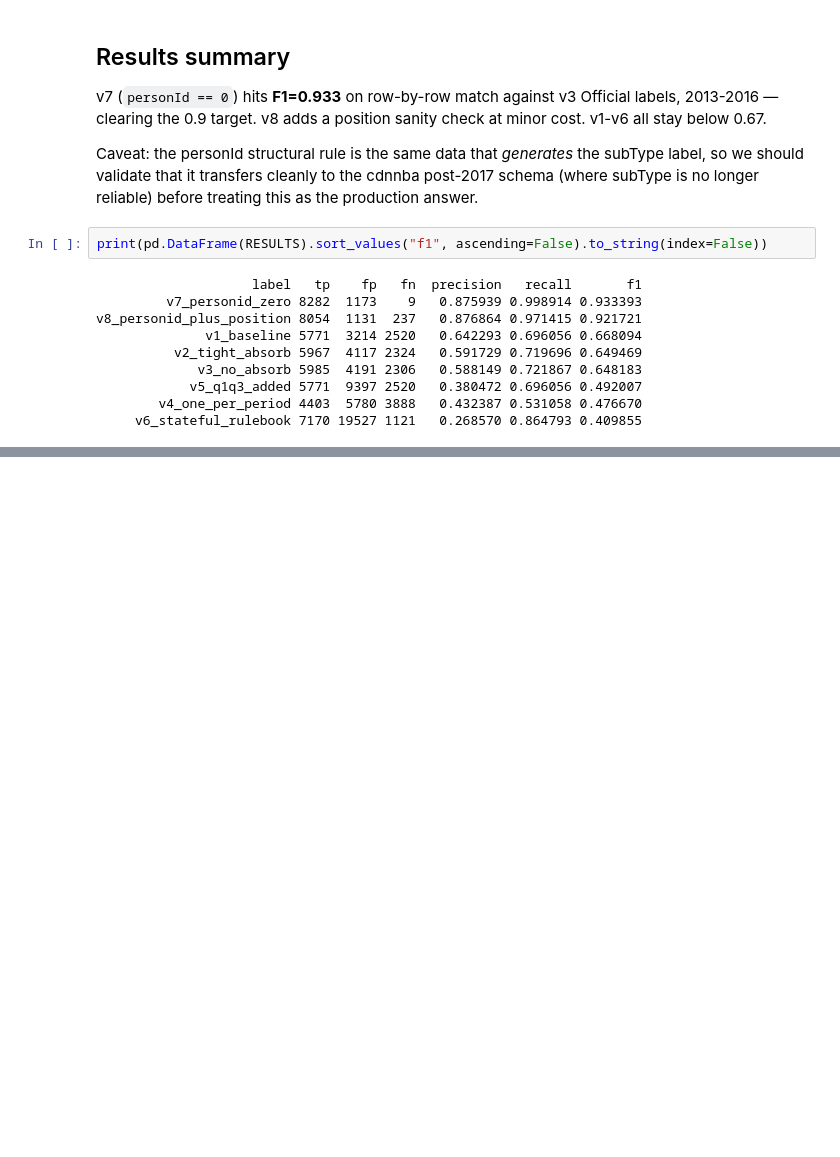
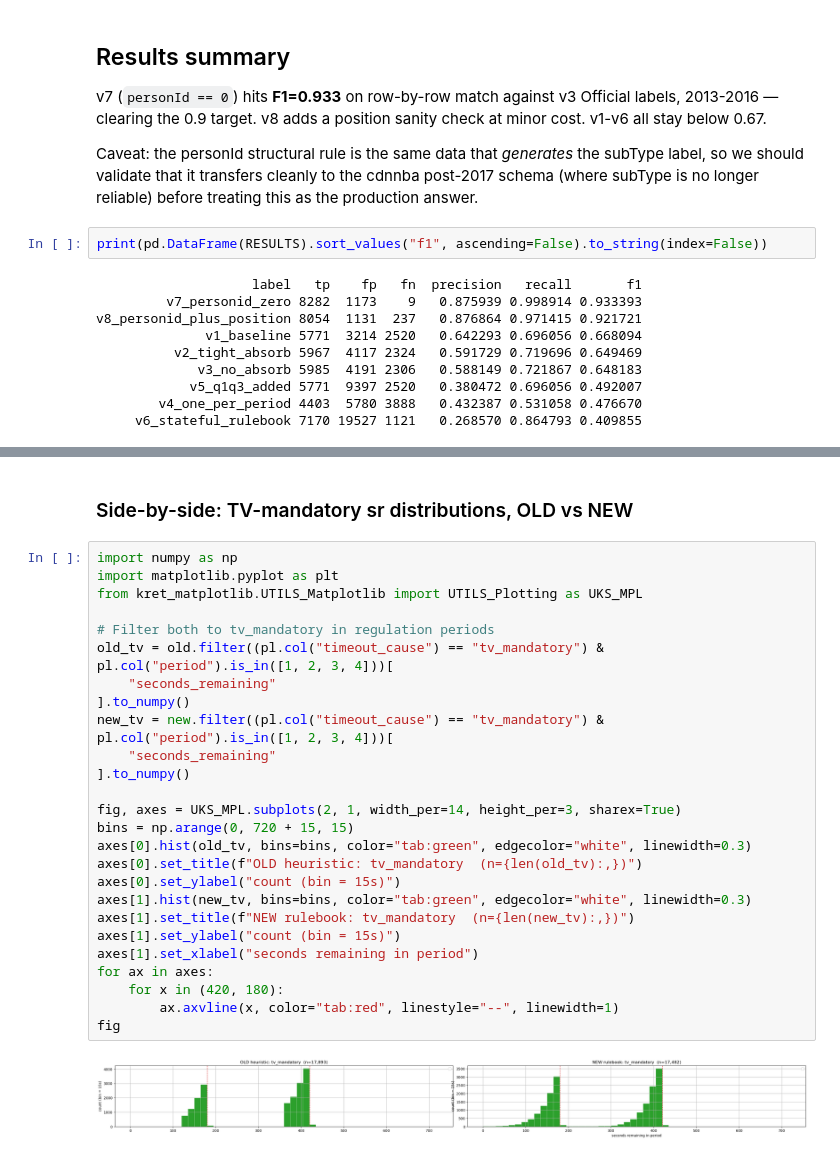
Before and after one commit to akseldkw07/NBA-Timeout-Impact, a Jupyter notebook: Notebooks/data-validation/tv-validation-injection-auto-claude.ipynb, the cells around one changed output, grey strips where cells are left out. Saved outputs shown, nothing was run; the diff lists cells and outputs as text; blank space fills up the shorter version.

```diff
--- a/Notebooks/data-validation/tv-validation-injection-auto-claude.ipynb
+++ b/Notebooks/data-validation/tv-validation-injection-auto-claude.ipynb
@@ -271,0 +366,30 @@ v8_personid_plus_position 8054  1131  237   0.876864 0.971415 0.921721
+# %% [markdown]
+### Side-by-side: TV-mandatory sr distributions, OLD vs NEW
+# %%
+import numpy as np
+import matplotlib.pyplot as plt
+from kret_matplotlib.UTILS_Matplotlib import UTILS_Plotting as UKS_MPL
+
+# Filter both to tv_mandatory in regulation periods
+old_tv = old.filter((pl.col("timeout_cause") == "tv_mandatory") & pl.col("period").is_in([1, 2, 3, 4]))[
+    "seconds_remaining"
+].to_numpy()
+new_tv = new.filter((pl.col("timeout_cause") == "tv_mandatory") & pl.col("period").is_in([1, 2, 3, 4]))[
+    "seconds_remaining"
+].to_numpy()
+
+fig, axes = UKS_MPL.subplots(2, 1, width_per=14, height_per=3, sharex=True)
+bins = np.arange(0, 720 + 15, 15)
+axes[0].hist(old_tv, bins=bins, color="tab:green", edgecolor="white", linewidth=0.3)
+axes[0].set_title(f"OLD heuristic: tv_mandatory  (n={len(old_tv):,})")
+axes[0].set_ylabel("count (bin = 15s)")
+axes[1].hist(new_tv, bins=bins, color="tab:green", edgecolor="white", linewidth=0.3)
+axes[1].set_title(f"NEW rulebook: tv_mandatory  (n={len(new_tv):,})")
+axes[1].set_ylabel("count (bin = 15s)")
+axes[1].set_xlabel("seconds remaining in period")
+for ax in axes:
+    for x in (420, 180):
+        ax.axvline(x, color="tab:red", linestyle="--", linewidth=1)
+fig
+# %% [output]
+[figure, added]
```
Also changed, not shown: parts of 8 cells of this notebook, 5 other files.
